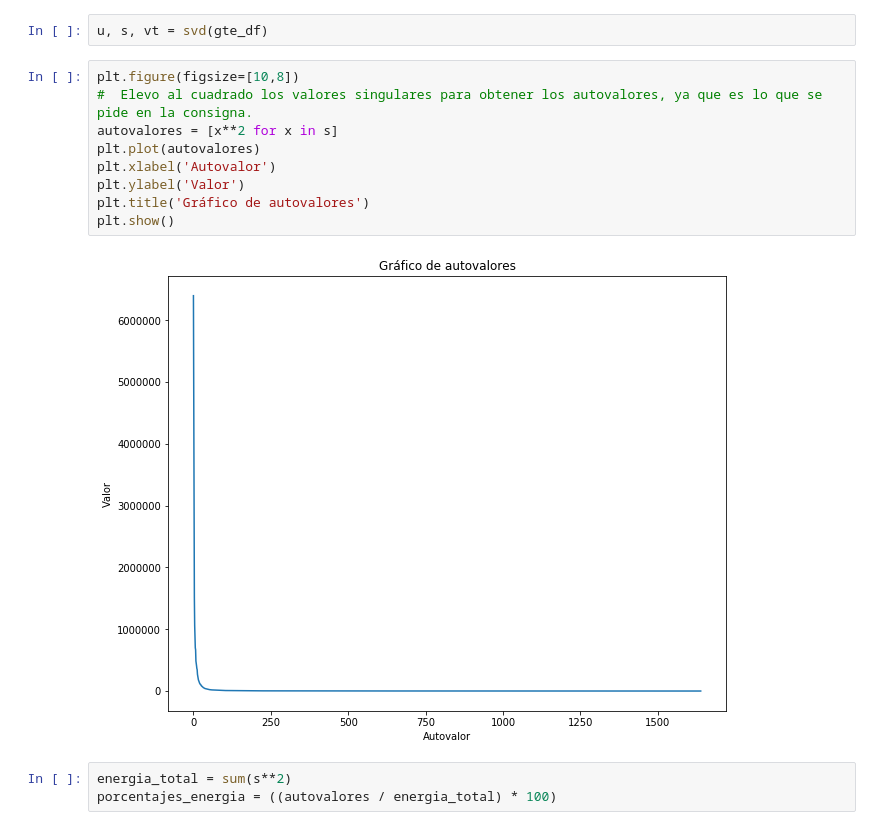
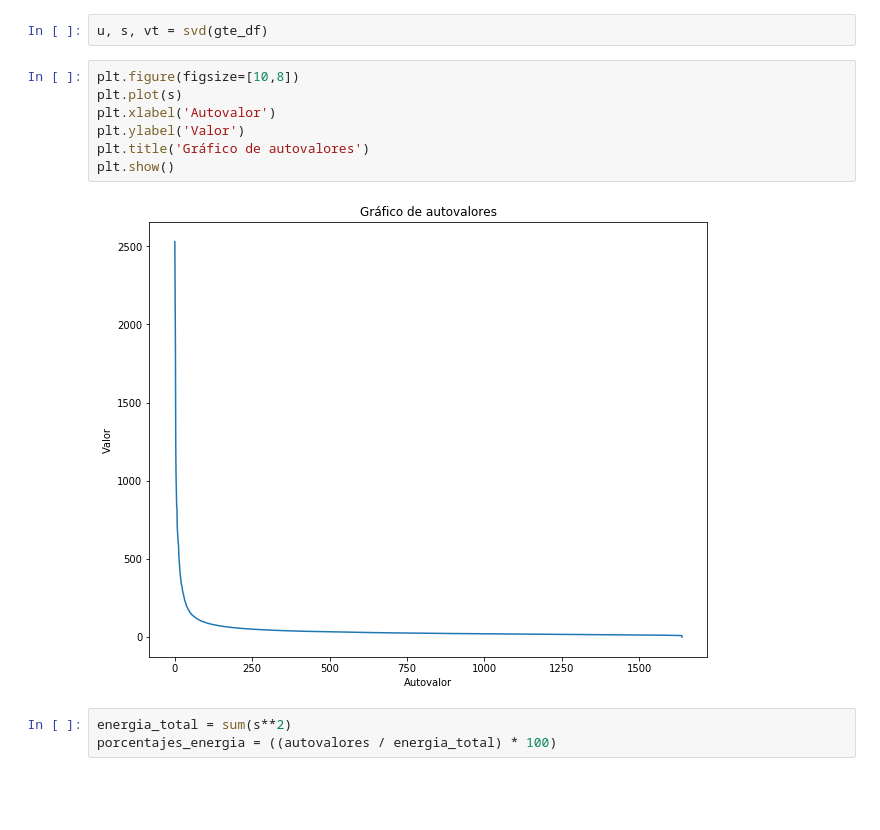
Before and after one commit to ndvazquez/7506-Fingers, a Jupyter notebook: finger4.ipynb, the cells around one changed output. Drawn from its saved outputs; the diff is of its cells as text; blank space fills up the shorter version.

```diff
--- a/finger4.ipynb
+++ b/finger4.ipynb
@@ -37,15 +37,13 @@ labels_df.head()
 u, s, vt = svd(gte_df)
 # %%
 plt.figure(figsize=[10,8])
-#  Elevo al cuadrado los valores singulares para obtener los autovalores, ya que es lo que se pide en la consigna.
-autovalores = [x**2 for x in s]
-plt.plot(autovalores)
+plt.plot(s)
 plt.xlabel('Autovalor')
 plt.ylabel('Valor')
 plt.title('Gráfico de autovalores')
 plt.show()
 # %% [output]
-[figure, old version]
+[figure, new version]
 # %%
 energia_total = sum(s**2)
 porcentajes_energia = ((autovalores / energia_total) * 100)
```
